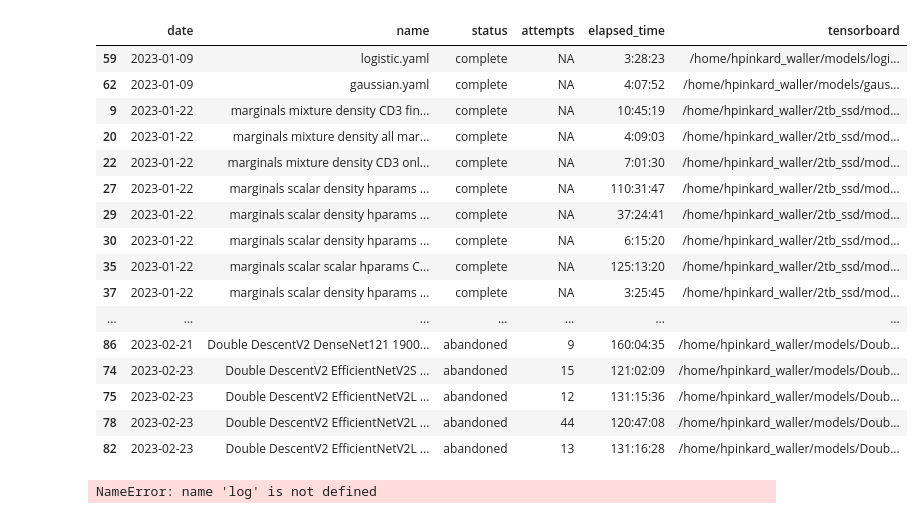
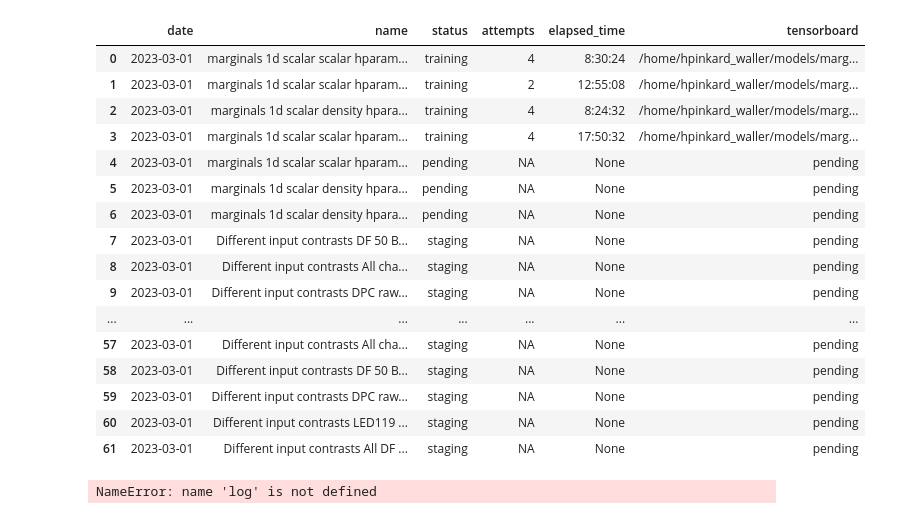
Before and after one commit to henrypinkard/cookie_monster, a Jupyter notebook: Frontend_cookie_monster.ipynb, the cells around one changed output. Drawn from its saved outputs; the diff is of its cells as text; code cells hidden in the pictures.

```diff
--- a/Frontend_cookie_monster.ipynb
+++ b/Frontend_cookie_monster.ipynb
@@ -54,14 +54,14 @@ for config_file, status in zip(config_files, statuses):
         config = yaml.safe_load(stream)
         m_time = os.path.getmtime(config_file_path)
 
-    if 'scheduler' not in config or 'date' not in config['scheduler']:
+    if 'training' not in config or 'start_date' not in config['training']:
         dates.append(datetime.fromtimestamp(m_time).strftime("%Y-%m-%d"))
     else:
-        dates.append(config['scheduler']['date'])
-    if 'scheduler' not in config or 'attempt_number' not in config['scheduler']:
+        dates.append(config['training']['start_date'])
+    if 'training' not in config or 'attempt_number' not in config['training']:
         attempts.append('NA')
     else:
-        attempts.append(int(config['scheduler']['attempt_number']))
+        attempts.append(int(config['training']['attempt_number']))
 
     if 'training' in config:
         if 'tensorboard_dir' not in config['training']:
@@ -78,7 +78,7 @@ for config_file, status in zip(config_files, statuses):
     elif 'training' not in config:
         elapsed_times.append(None)
     else:
-        elapsed_times.append(time.time() - config['training']['start_time'])
+        elapsed_times.append(config['training']['elapsed'])
 
 
     # hyperparameters
@@ -130,49 +130,49 @@ df = pd.DataFrame(data=d)
 pd.options.display.min_rows = 100
 
 
 
 df['status'] = pd.Categorical(df['status'], ["complete", "training", "pending", "staging", "abandoned"])
 df['date'] = pd.to_datetime(df['date'])
 # dont show time, only show the date
 df['date'] = df['date'].dt.date
 df = df.sort_values(by=['status', 'date'])
 
 def stylize(x):
     if x == 'complete':
         return 'color: green'
     elif x == 'training':
         return 'color: orange'
     elif x == 'pending':
         return 'color: blue'
     elif x == 'staging':
         return 'color: lightblue'
     elif x == 'abandoned':
         return 'color: gray'
     return None
 
 
 df = df.style.applymap(stylize)
 
 
 display(df)
 # %% [output]
 |  | date | name | status | attempts | elapsed_time | tensorboard |
-| 59 | 2023-01-09 | logistic.yaml | complete | NA | 3:28:23 | /home/hpinkard_waller/models/logi... |
-| 62 | 2023-01-09 | gaussian.yaml | complete | NA | 4:07:52 | /home/hpinkard_waller/models/gaus... |
-| 9 | 2023-01-22 | marginals mixture density CD3 fin... | complete | NA | 10:45:19 | /home/hpinkard_waller/2tb_ssd/mod... |
-| 20 | 2023-01-22 | marginals mixture density all mar... | complete | NA | 4:09:03 | /home/hpinkard_waller/2tb_ssd/mod... |
-| 22 | 2023-01-22 | marginals mixture density CD3 onl... | complete | NA | 7:01:30 | /home/hpinkard_waller/2tb_ssd/mod... |
-| 27 | 2023-01-22 | marginals scalar density hparams ... | complete | NA | 110:31:47 | /home/hpinkard_waller/2tb_ssd/mod... |
-| 29 | 2023-01-22 | marginals scalar density hparams ... | complete | NA | 37:24:41 | /home/hpinkard_waller/2tb_ssd/mod... |
-| 30 | 2023-01-22 | marginals scalar density hparams ... | complete | NA | 6:15:20 | /home/hpinkard_waller/2tb_ssd/mod... |
-| 35 | 2023-01-22 | marginals scalar scalar hparams C... | complete | NA | 125:13:20 | /home/hpinkard_waller/2tb_ssd/mod... |
-| 37 | 2023-01-22 | marginals scalar density hparams ... | complete | NA | 3:25:45 | /home/hpinkard_waller/2tb_ssd/mod... |
+| 0 | 2023-03-01 | marginals 1d scalar scalar hparam... | training | 4 | 8:30:24 | /home/hpinkard_waller/models/marg... |
+| 1 | 2023-03-01 | marginals 1d scalar scalar hparam... | training | 2 | 12:55:08 | /home/hpinkard_waller/models/marg... |
+| 2 | 2023-03-01 | marginals 1d scalar density hpara... | training | 4 | 8:24:32 | /home/hpinkard_waller/models/marg... |
+| 3 | 2023-03-01 | marginals 1d scalar scalar hparam... | training | 4 | 17:50:32 | /home/hpinkard_waller/models/marg... |
+| 4 | 2023-03-01 | marginals 1d scalar scalar hparam... | pending | NA | None | pending |
+| 5 | 2023-03-01 | marginals 1d scalar density hpara... | pending | NA | None | pending |
+| 6 | 2023-03-01 | marginals 1d scalar density hpara... | pending | NA | None | pending |
+| 7 | 2023-03-01 | Different input contrasts DF 50 B... | staging | NA | None | pending |
+| 8 | 2023-03-01 | Different input contrasts All cha... | staging | NA | None | pending |
+| 9 | 2023-03-01 | Different input contrasts DPC raw... | staging | NA | None | pending |
 | ... | ... | ... | ... | ... | ... | ... |
-| 86 | 2023-02-21 | Double DescentV2 DenseNet121 1900... | abandoned | 9 | 160:04:35 | /home/hpinkard_waller/models/Doub... |
-| 74 | 2023-02-23 | Double DescentV2 EfficientNetV2S ... | abandoned | 15 | 121:02:09 | /home/hpinkard_waller/models/Doub... |
-| 75 | 2023-02-23 | Double DescentV2 EfficientNetV2L ... | abandoned | 12 | 131:15:36 | /home/hpinkard_waller/models/Doub... |
-| 78 | 2023-02-23 | Double DescentV2 EfficientNetV2L ... | abandoned | 44 | 120:47:08 | /home/hpinkard_waller/models/Doub... |
-| 82 | 2023-02-23 | Double DescentV2 EfficientNetV2L ... | abandoned | 13 | 131:16:28 | /home/hpinkard_waller/models/Doub... |
+| 57 | 2023-03-01 | Different input contrasts All cha... | staging | NA | None | pending |
+| 58 | 2023-03-01 | Different input contrasts DF 50 B... | staging | NA | None | pending |
+| 59 | 2023-03-01 | Different input contrasts DPC raw... | staging | NA | None | pending |
+| 60 | 2023-03-01 | Different input contrasts LED119 ... | staging | NA | None | pending |
+| 61 | 2023-03-01 | Different input contrasts All DF ... | staging | NA | None | pending |
 # %%
 log
 # %% [output]
```
